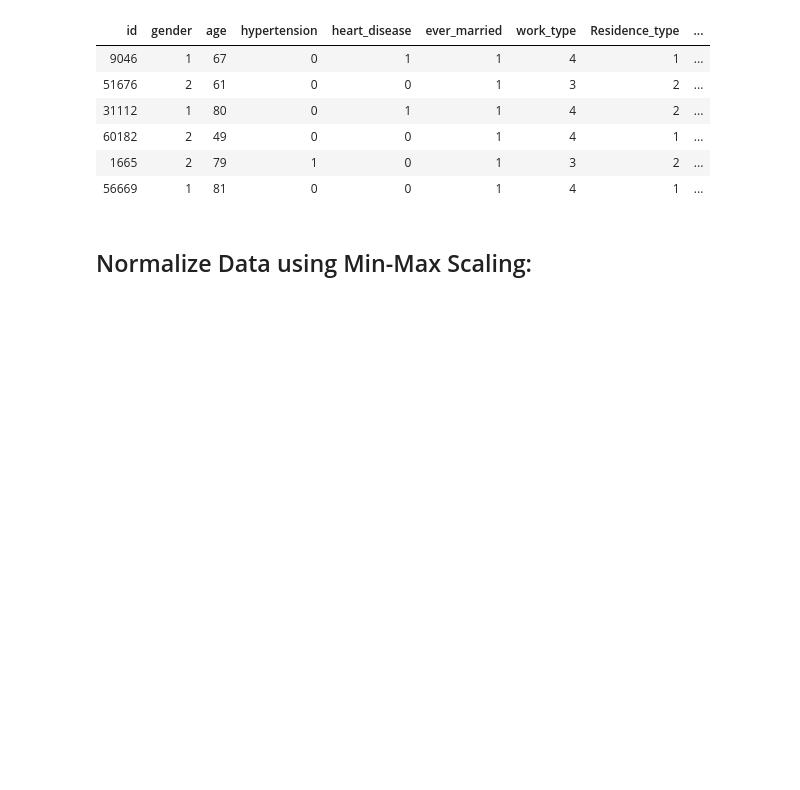
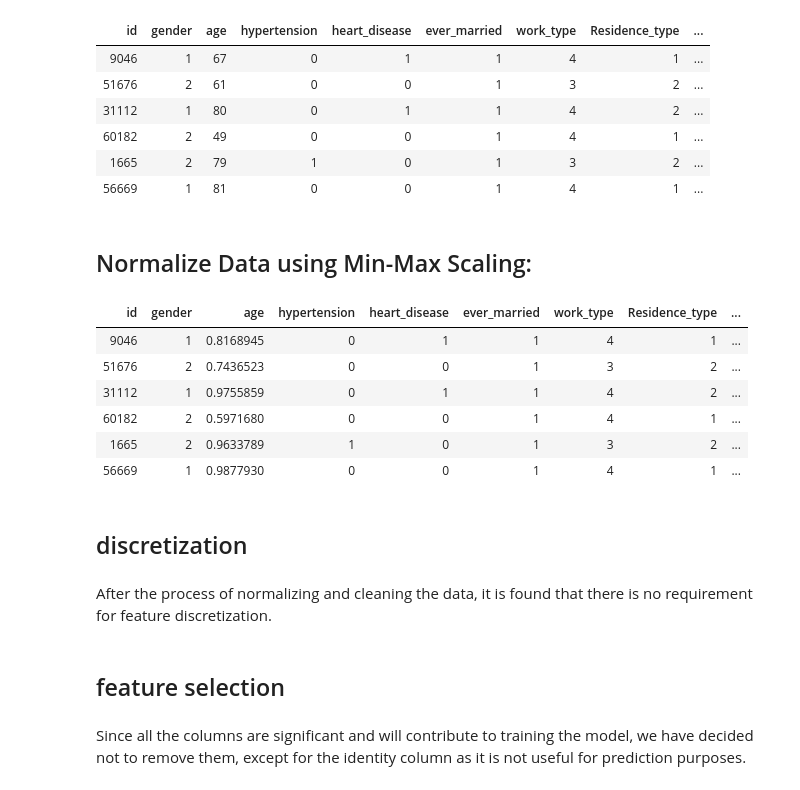
Before and after one commit to mriamft/Stroke-Prediction, a Jupyter notebook: Phase1 Jupyter notebook.ipynb, the cells around one changed output. Drawn from its saved outputs; the diff is of its cells as text; code cells hidden in the pictures; blank space fills up the shorter version.

```diff
--- a/Phase1 Jupyter notebook.ipynb
+++ b/Phase1 Jupyter notebook.ipynb
@@ -311,3 +361,29 @@ head(data)
 | 56669 | 1 | 81 | 0 | 0 | 1 | 4 | 1 | ... |
 # %% [markdown]
  ## Normalize Data using Min-Max Scaling:
+# %%
+normalize <- function(x)
+{
+ return ((x - min(x))/ (max(x)- min(x)))
+}
+
+data$avg_glucose_level= normalize(data$avg_glucose_level)
+data$age= normalize(data$age)
+data$bmi= normalize(data$age)
+head(data)
+# %% [output]
+| id | gender | age | hypertension | heart_disease | ever_married | work_type | Residence_type | ... |
+| 9046 | 1 | 0.8168945 | 0 | 1 | 1 | 4 | 1 | ... |
+| 51676 | 2 | 0.7436523 | 0 | 0 | 1 | 3 | 2 | ... |
+| 31112 | 1 | 0.9755859 | 0 | 1 | 1 | 4 | 2 | ... |
+| 60182 | 2 | 0.5971680 | 0 | 0 | 1 | 4 | 1 | ... |
+| 1665 | 2 | 0.9633789 | 1 | 0 | 1 | 3 | 2 | ... |
+| 56669 | 1 | 0.9877930 | 0 | 0 | 1 | 4 | 1 | ... |
+# %% [markdown]
+## discretization
+# %% [markdown]
+After the process of normalizing and cleaning the data, it is found that there is no requirement for feature discretization.
+# %% [markdown]
+## feature selection
+# %% [markdown]
+Since all the columns are significant and will contribute to training the model, we have decided not to remove them, except for the identity column as it is not useful for prediction purposes.
```
Also changed, not shown: parts of 19 cells of this notebook.
